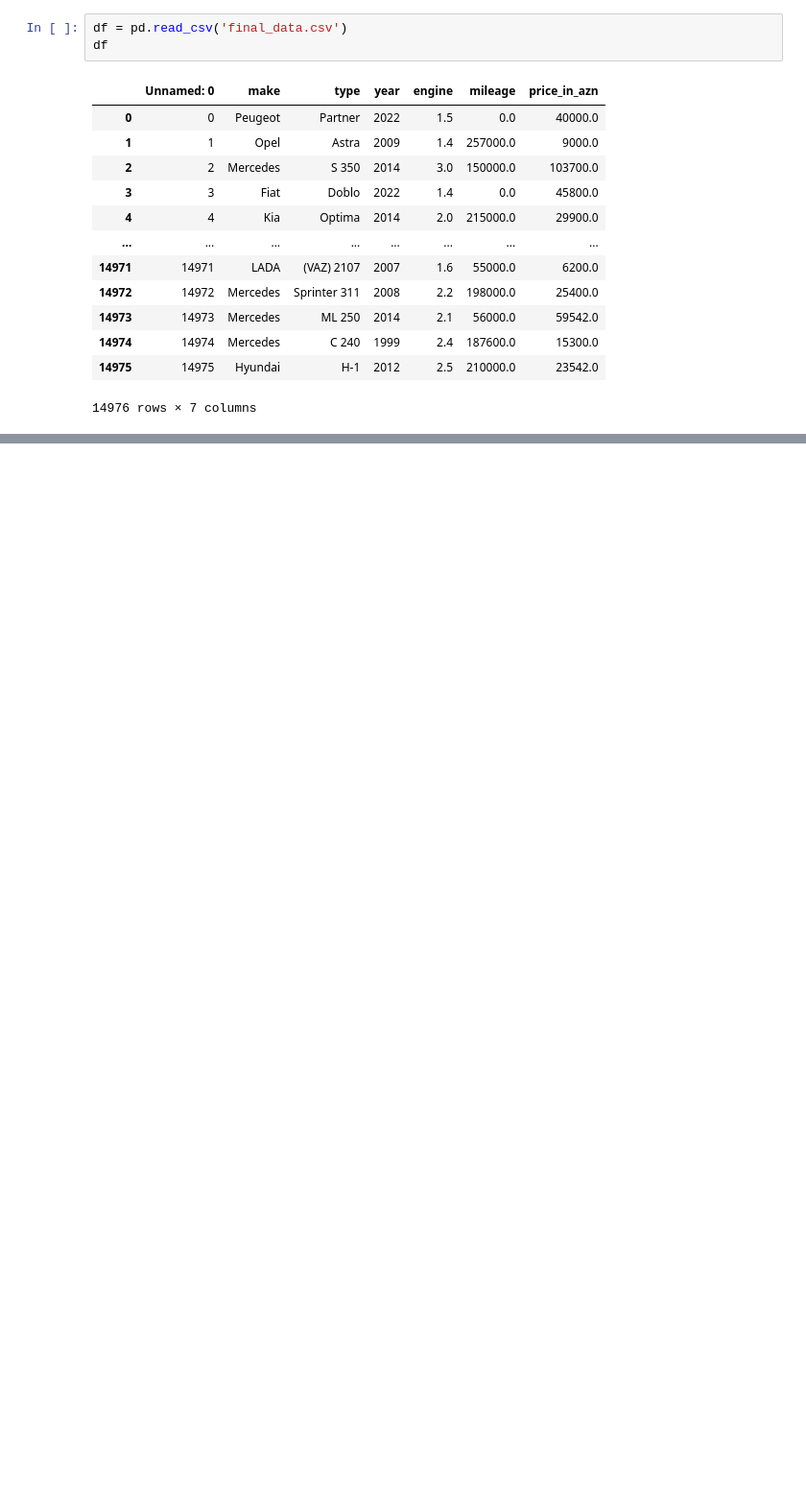
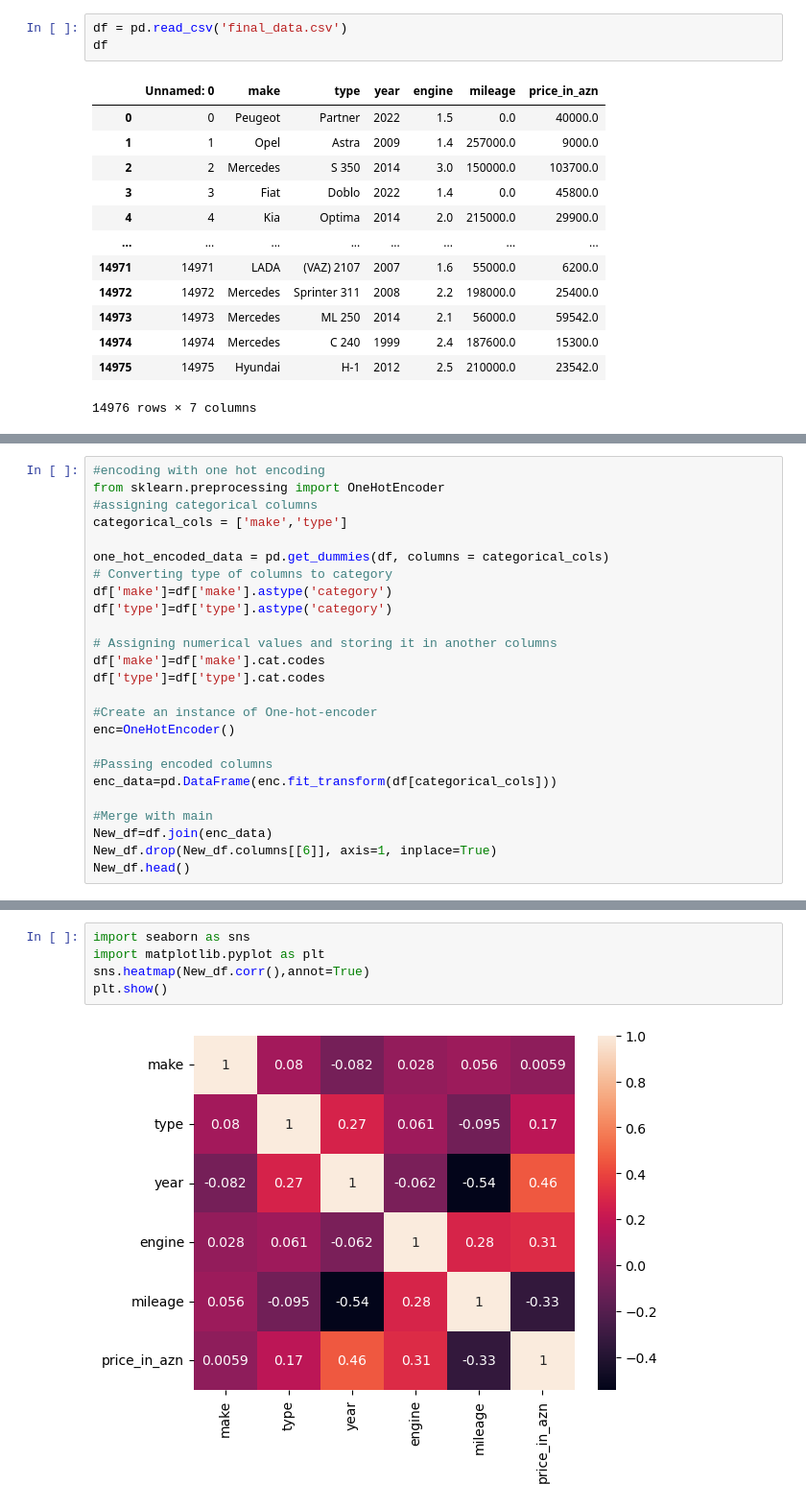
Before and after one commit to hasanzeynal/Streamlit-Car-Price, a Jupyter notebook: modelling/modelling.ipynb, the cells around one changed output, grey strips where cells are left out. Shown: that part at 96% size. Saved outputs shown, nothing was run; the diff lists cells and outputs as text; blank space fills up the shorter version.

Commit message:
Modelling on Final Version of Turbo.az Data

```diff
--- a/modelling/modelling.ipynb
+++ b/modelling/modelling.ipynb
@@ -50,0 +198,25 @@ df
+# %%
+#encoding with one hot encoding
+from sklearn.preprocessing import OneHotEncoder
+#assigning categorical columns
+categorical_cols = ['make','type']
+
+one_hot_encoded_data = pd.get_dummies(df, columns = categorical_cols)
+# Converting type of columns to category
+df['make']=df['make'].astype('category')
+df['type']=df['type'].astype('category')
+
+# Assigning numerical values and storing it in another columns
+df['make']=df['make'].cat.codes
+df['type']=df['type'].cat.codes
+
+#Create an instance of One-hot-encoder
+enc=OneHotEncoder()
+
+#Passing encoded columns
+enc_data=pd.DataFrame(enc.fit_transform(df[categorical_cols]))
+
+#Merge with main
+New_df=df.join(enc_data)
+New_df.drop(New_df.columns[[6]], axis=1, inplace=True)
+New_df.head()
@@ -50,0 +253,7 @@ df
+# %%
+import seaborn as sns
+import matplotlib.pyplot as plt
+sns.heatmap(New_df.corr(),annot=True)
+plt.show()
+# %% [output]
+[figure, added]
```
Also changed, not shown: parts of 31 cells of this notebook.
